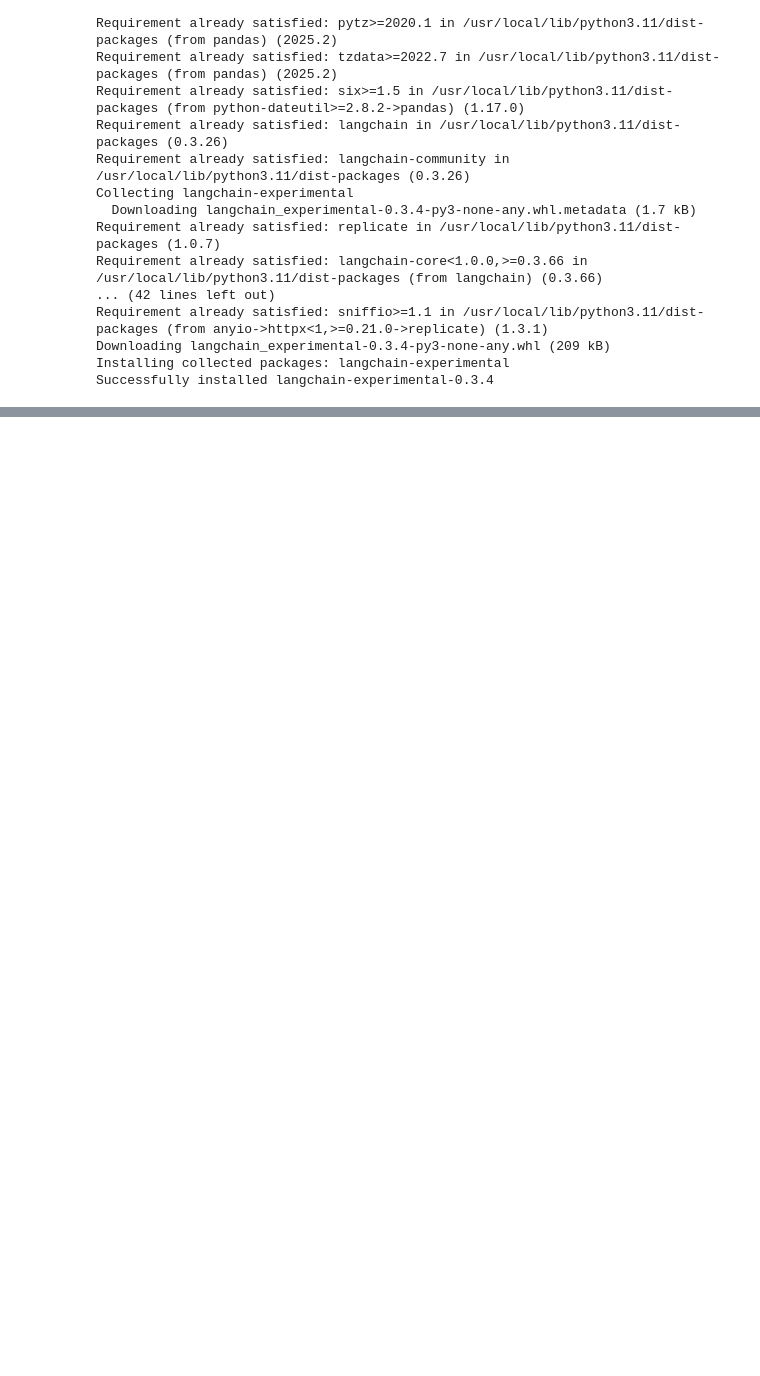
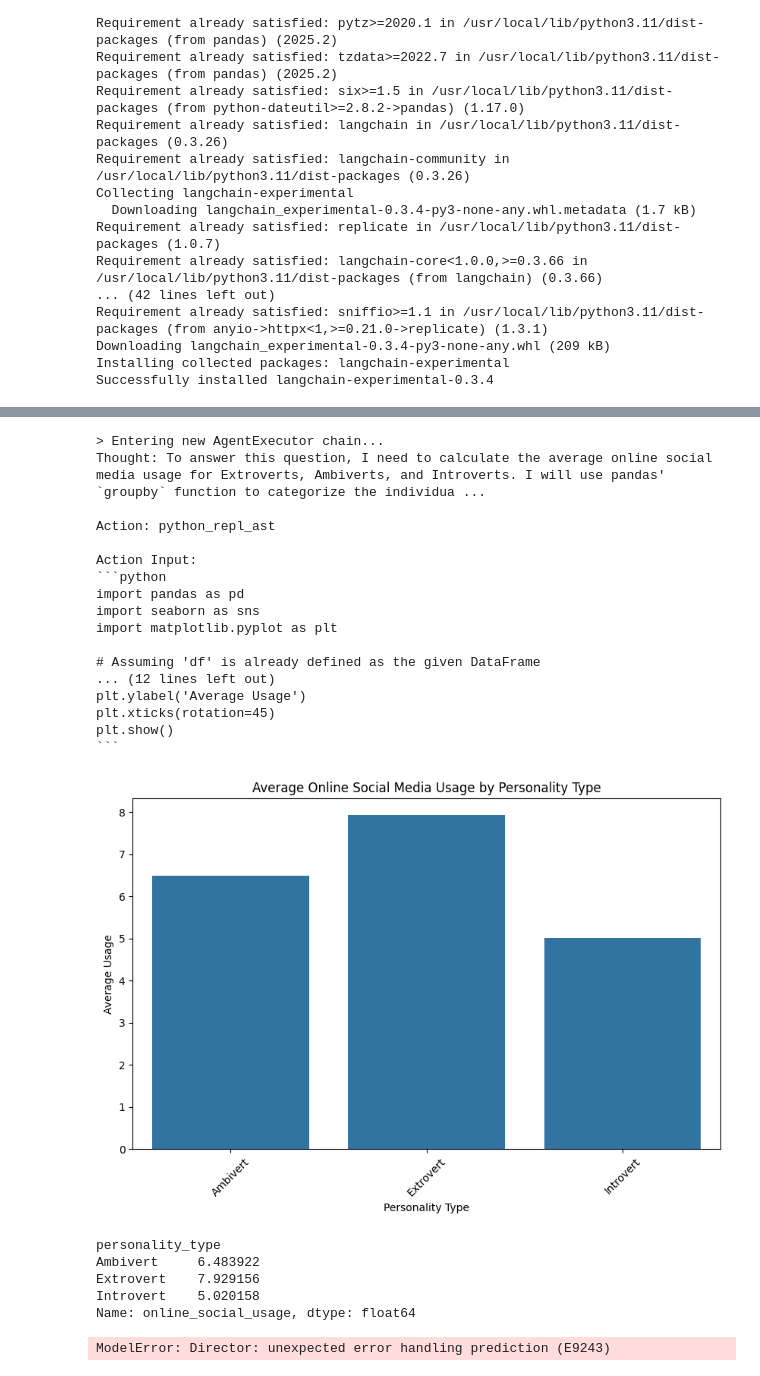
Before and after one commit to ketsar28/HandsOn-IBM-Hactiv8-Data-Classification, a Jupyter notebook: ibm_session_3_ketsar.ipynb, the cells around one changed output, grey strips where cells are left out. Cells and saved outputs as stored; diff of their text form; code cells hidden in the pictures; blank space fills up the shorter version.

````diff
--- a/ibm_session_3_ketsar.ipynb
+++ b/ibm_session_3_ketsar.ipynb
@@ -30,16 +30,15 @@ os.environ["REPLICATE_API_TOKEN"] = token
 parameters = {
   "top_k": 5,
   "top_p": 1.0,
-  "max_tokens": 4096,
+  "max_tokens": 5000,
   "min_tokens": 0,
   "random_seed": None,
   "repetition_penalty": 1.0,
-  "temperature": 0.7,
+  "temperature":0.7,
   "stopping_criteria": "length (256 tokens)",
   "stopping_sequence": None
 }
 
-# Define LLM
 llm = Replicate(
     model="ibm-granite/granite-3.3-8b-instruct",
     input=parameters
@@ -158,3 +136,8 @@ Requirement already satisfied: sniffio>=1.1 in /usr/local/lib/python3.11/dist-pa
 Downloading langchain_experimental-0.3.4-py3-none-any.whl (209 kB)
 Installing collected packages: langchain-experimental
 Successfully installed langchain-experimental-0.3.4
+# %%
+import pandas as pd
+
+df = pd.read_csv('archive.zip')
+df.head()
@@ -160,0 +171,39 @@ Successfully installed langchain-experimental-0.3.4
+# %%
+from langchain_experimental.agents.agent_toolkits.pandas.base import (
+    create_pandas_dataframe_agent
+)
+import pandas as pd
+
+agent = create_pandas_dataframe_agent(
+    llm=llm,
+    df=df,
+    verbose=True,
+    allow_dangerous_code=True,
+)
+# %%
+agent.invoke({'input':'who consumes more online social media usage. and make a visualization average between extrovert, introvert and ambivert who consumes the most online social media usage'})
+# %% [output]
+> Entering new AgentExecutor chain...
+Thought: To answer this question, I need to calculate the average online social media usage for Extroverts, Ambiverts, and Introverts. I will use pandas' `groupby` function to categorize the individua ...
+
+Action: python_repl_ast
+
+Action Input:
+```python
+import pandas as pd
+import seaborn as sns
+import matplotlib.pyplot as plt
+
+# Assuming 'df' is already defined as the given DataFrame
+... (12 lines left out)
+plt.ylabel('Average Usage')
+plt.xticks(rotation=45)
+plt.show()
+```
+[figure, added]
+personality_type
+Ambivert     6.483922
+Extrovert    7.929156
+Introvert    5.020158
+Name: online_social_usage, dtype: float64
+ModelError: Director: unexpected error handling prediction (E9243)
````
Also changed, not shown: parts of 5 cells of this notebook.
